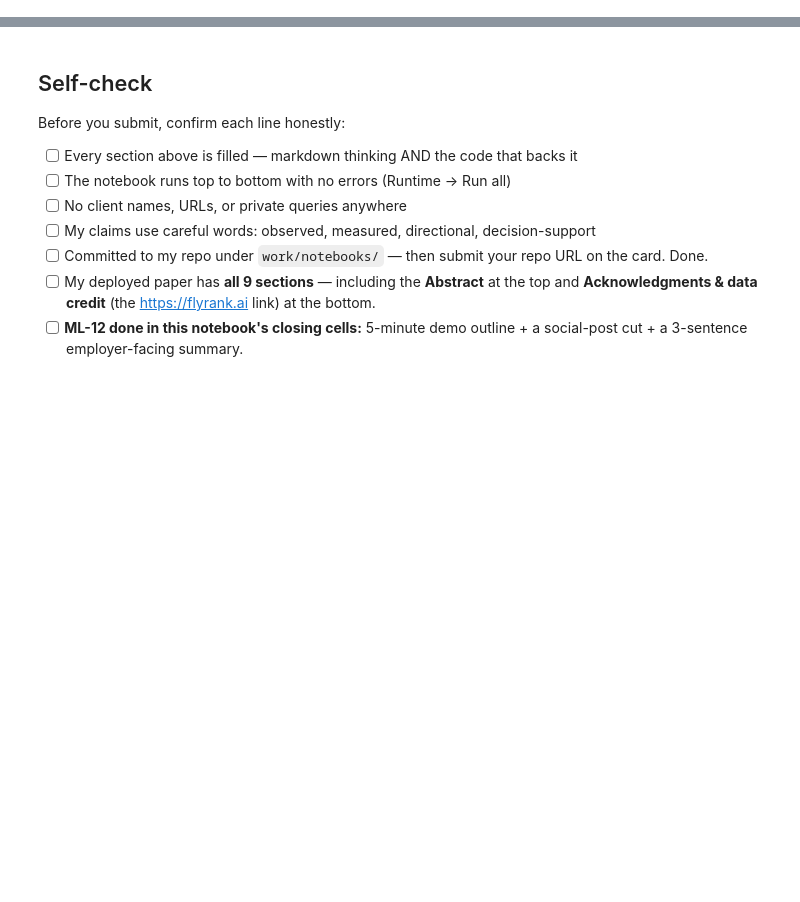
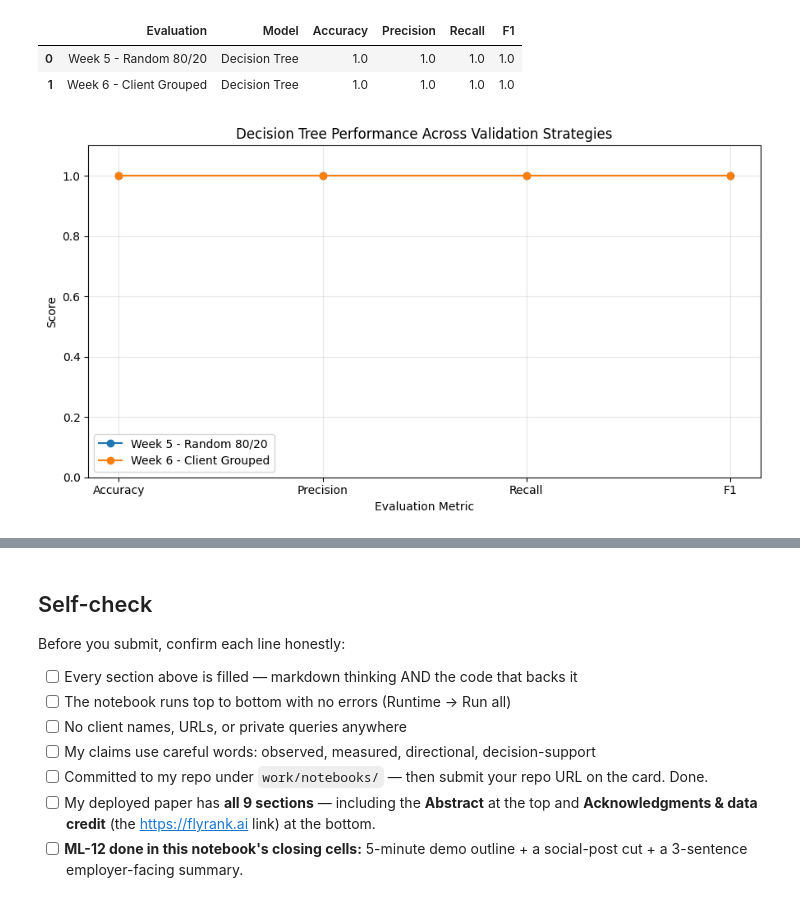
Before and after one commit to 124pritivarma6001-commits/flyrank_internship_ml, a Jupyter notebook: work/notebooks/capstone.ipynb, the cells around one changed output, grey strips where cells are left out. Cells and saved outputs as stored; diff of their text form; code cells hidden in the pictures; blank space fills up the shorter version.

```diff
--- a/work/notebooks/capstone.ipynb
+++ b/work/notebooks/capstone.ipynb
@@ -36,0 +226,64 @@ This skeleton is yours to fill. Work the sections **in order** — each one has
+# %%
+import pandas as pd
+
+# Verified results from the Week 5 model and Week 6 client-grouped validation
+
+results = pd.DataFrame({
+    "Evaluation": [
+        "Week 5 - Random 80/20",
+        "Week 6 - Client Grouped"
+    ],
+    "Model": [
+        "Decision Tree",
+        "Decision Tree"
+    ],
+    "Accuracy": [
+        1.00,
+        1.00
+    ],
+    "Precision": [
+        1.00,
+        1.00
+    ],
+    "Recall": [
+        1.00,
+        1.00
+    ],
+    "F1": [
+        1.00,
+        1.00
+    ]
+})
+
+results
+# %% [output]
+|  | Evaluation | Model | Accuracy | Precision | Recall | F1 |
+| 0 | Week 5 - Random 80/20 | Decision Tree | 1.0 | 1.0 | 1.0 | 1.0 |
+| 1 | Week 6 - Client Grouped | Decision Tree | 1.0 | 1.0 | 1.0 | 1.0 |
+# %%
+import matplotlib.pyplot as plt
+
+metrics = ["Accuracy", "Precision", "Recall", "F1"]
+
+week5_scores = [1.00, 1.00, 1.00, 1.00]
+week6_scores = [1.00, 1.00, 1.00, 1.00]
+
+x = range(len(metrics))
+
+plt.figure(figsize=(9, 5))
+
+plt.plot(x, week5_scores, marker="o", label="Week 5 - Random 80/20")
+plt.plot(x, week6_scores, marker="o", label="Week 6 - Client Grouped")
+
+plt.xticks(x, metrics)
+plt.ylim(0, 1.1)
+plt.xlabel("Evaluation Metric")
+plt.ylabel("Score")
+plt.title("Decision Tree Performance Across Validation Strategies")
+plt.legend()
+plt.grid(True, alpha=0.3)
+
+plt.tight_layout()
+plt.show()
+# %% [output]
+[figure, added]
```
Also changed, not shown: parts of 31 cells of this notebook.
